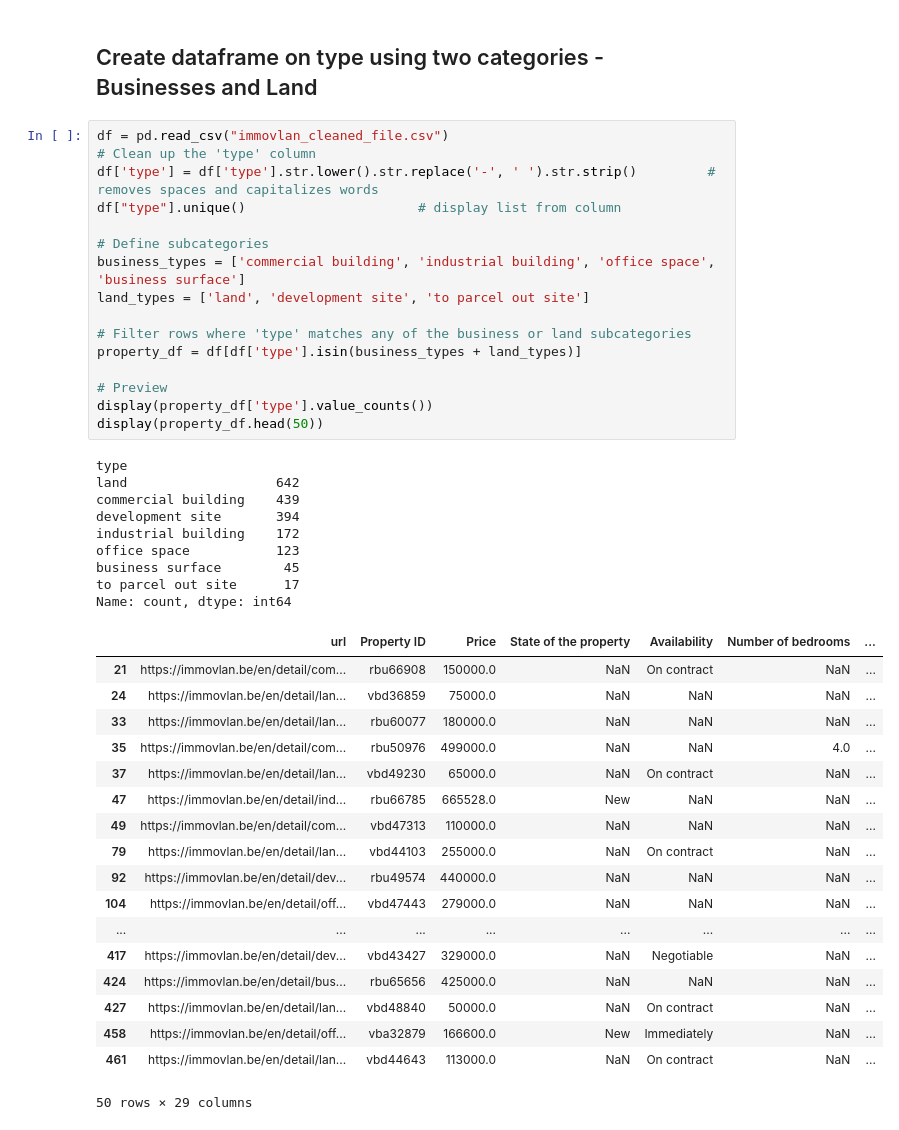
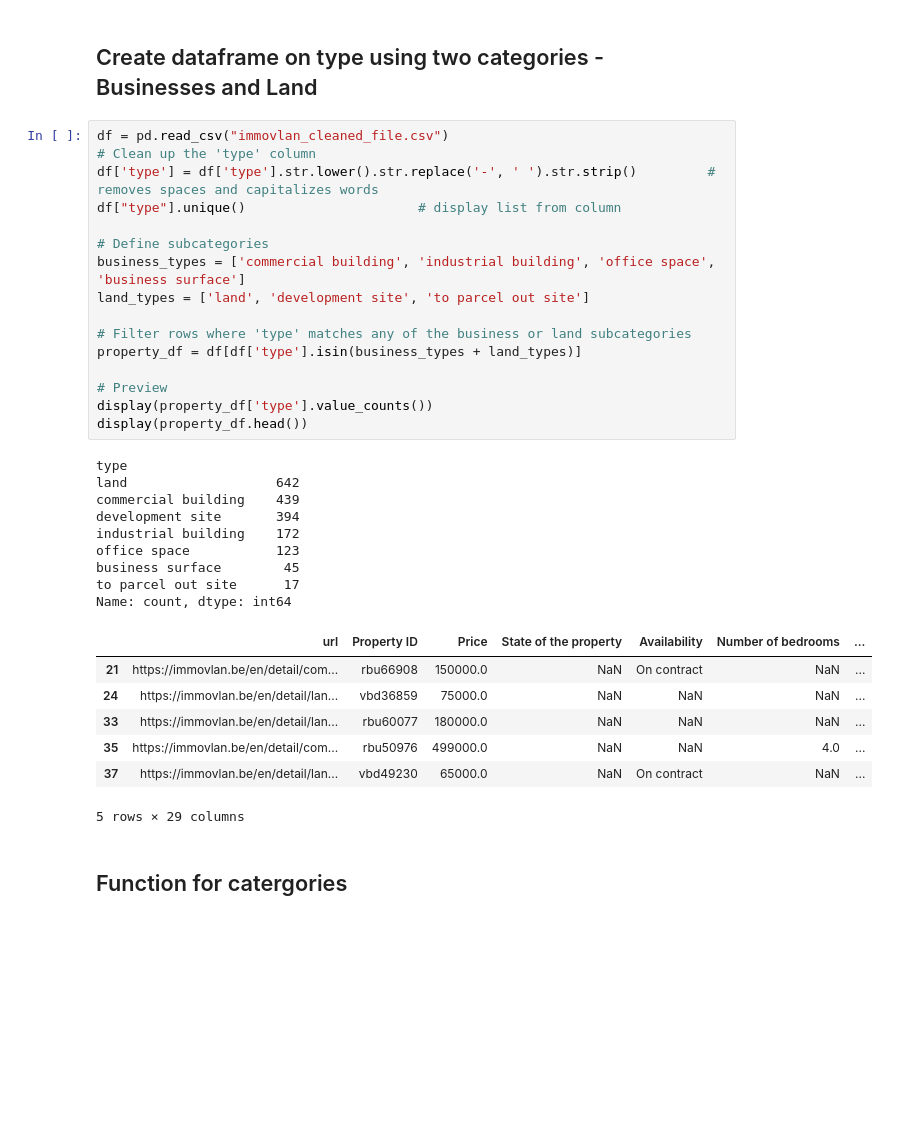
Before and after one commit to briguszmigusz/immo-eliza-data-analysis, a Jupyter notebook: analysis/astha/data_cleaning.ipynb, the cells around one changed output. Saved outputs shown, nothing was run; the diff lists cells and outputs as text; blank space fills up the shorter version.

Commit message:
dataframe

```diff
--- a/analysis/astha/data_cleaning.ipynb
+++ b/analysis/astha/data_cleaning.ipynb
@@ -284,43 +284,34 @@ dtype: object
 df = pd.read_csv("immovlan_cleaned_file.csv")
 # Clean up the 'type' column
 df['type'] = df['type'].str.lower().str.replace('-', ' ').str.strip()         # removes spaces and capitalizes words
 df["type"].unique()                      # display list from column
 
 # Define subcategories
 business_types = ['commercial building', 'industrial building', 'office space', 'business surface']
 land_types = ['land', 'development site', 'to parcel out site']
 
 # Filter rows where 'type' matches any of the business or land subcategories
 property_df = df[df['type'].isin(business_types + land_types)]
 
 # Preview
 display(property_df['type'].value_counts())
-display(property_df.head(50))
+display(property_df.head())
 # %% [output]
 type
 land                   642
 commercial building    439
 development site       394
 industrial building    172
 office space           123
 business surface        45
 to parcel out site      17
 Name: count, dtype: int64
 |  | url | Property ID | Price | State of the property | Availability | Number of bedrooms | ... |
 | 21 | https://immovlan.be/en/detail/com... | rbu66908 | 150000.0 | NaN | On contract | NaN | ... |
 | 24 | https://immovlan.be/en/detail/lan... | vbd36859 | 75000.0 | NaN | NaN | NaN | ... |
 | 33 | https://immovlan.be/en/detail/lan... | rbu60077 | 180000.0 | NaN | NaN | NaN | ... |
 | 35 | https://immovlan.be/en/detail/com... | rbu50976 | 499000.0 | NaN | NaN | 4.0 | ... |
 | 37 | https://immovlan.be/en/detail/lan... | vbd49230 | 65000.0 | NaN | On contract | NaN | ... |
-| 47 | https://immovlan.be/en/detail/ind... | rbu66785 | 665528.0 | New | NaN | NaN | ... |
-| 49 | https://immovlan.be/en/detail/com... | vbd47313 | 110000.0 | NaN | NaN | NaN | ... |
-| 79 | https://immovlan.be/en/detail/lan... | vbd44103 | 255000.0 | NaN | On contract | NaN | ... |
-| 92 | https://immovlan.be/en/detail/dev... | rbu49574 | 440000.0 | NaN | NaN | NaN | ... |
-| 104 | https://immovlan.be/en/detail/off... | vbd47443 | 279000.0 | NaN | NaN | NaN | ... |
-| ... | ... | ... | ... | ... | ... | ... | ... |
-| 417 | https://immovlan.be/en/detail/dev... | vbd43427 | 329000.0 | NaN | Negotiable | NaN | ... |
-| 424 | https://immovlan.be/en/detail/bus... | rbu65656 | 425000.0 | NaN | NaN | NaN | ... |
-| 427 | https://immovlan.be/en/detail/lan... | vbd48840 | 50000.0 | NaN | On contract | NaN | ... |
-| 458 | https://immovlan.be/en/detail/off... | vba32879 | 166600.0 | New | Immediately | NaN | ... |
-| 461 | https://immovlan.be/en/detail/lan... | vbd44643 | 113000.0 | NaN | On contract | NaN | ... |
-50 rows × 29 columns
+5 rows × 29 columns
+# %% [markdown]
+## Function for catergories
```
Also changed, not shown: parts of 6 cells of this notebook.
